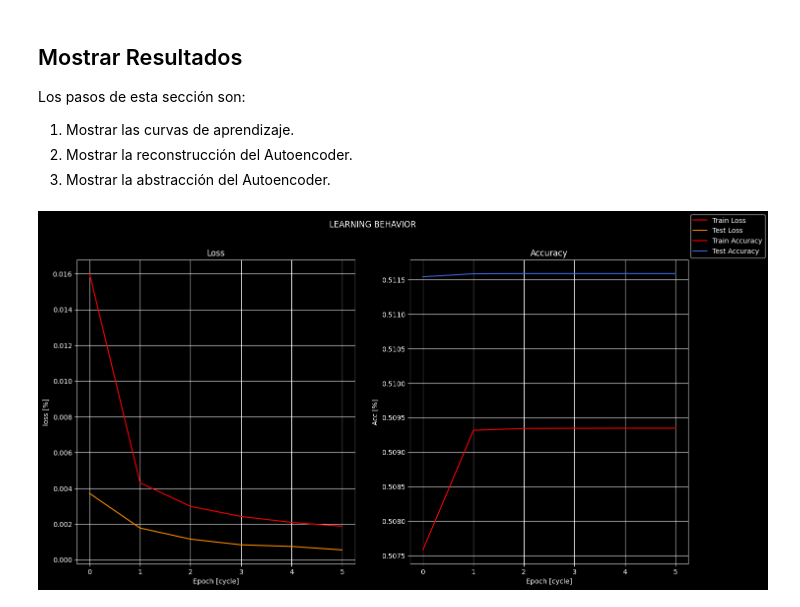
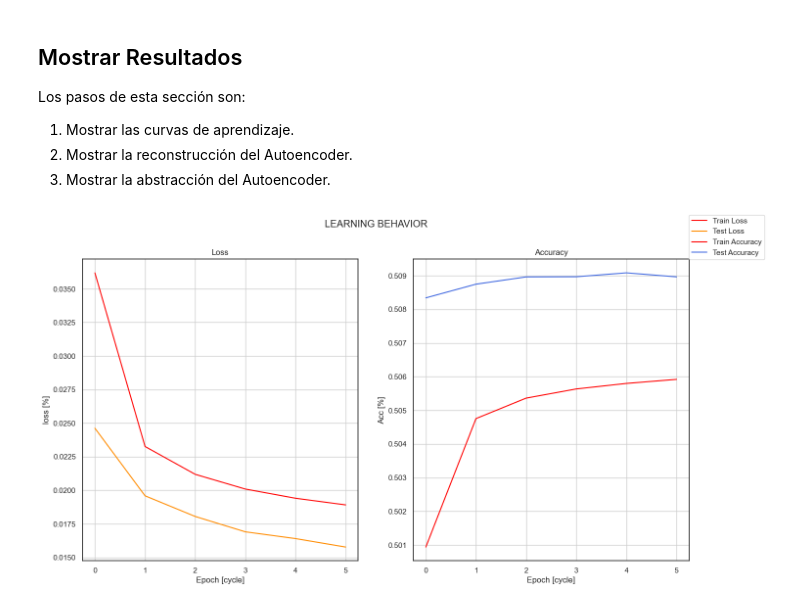
Before and after one commit to sa-artea/TallerML-GAN-CGAN-DISC, a Jupyter notebook: 01-CNN-Autoencoder.ipynb, the cells around one changed output. Saved outputs shown, nothing was run; the diff lists cells and outputs as text; code cells hidden in the pictures.

Commit message:
Add new log images and model files, update classifier

```diff
--- a/01-CNN-Autoencoder.ipynb
+++ b/01-CNN-Autoencoder.ipynb
@@ -300,17 +310,17 @@ Los pasos de esta sección son:
 filters = 32    # 32, 64, 128
 # TODO cambiar el numero de neuronas de la capa intermedia
 # mid_neurons, v1 = 7*7, v2 = 28*28
-mid_neurons = 28*28
+mid_neurons = 7*7
 outn = 1
 
 # TODO cambiar la dimension del reshape convolucional
 # mid_reshape, v1 = (7, 7, 1), v2 = (28, 28, 1)
-mid_reshape = (28, 28, 1)
+mid_reshape = (7, 7, 1)
 ksize = (3, 3)
 
 # TODO cambiar el tamano del pool para reducir la imagen
 # psize, v1 = (2, 2), v2 = (1, 1)
-psize = (1, 1)
+psize = (2, 2)
 
 # numero de categorias en la salida
 categories = len(label_names)
@@ -422,7 +427,7 @@ layers = (
     )
 # %%
 # definiendo el modelo CNN en Keras
-cnn_model = Sequential(layers)
-cnn_model.model_name = "DCNN Autoencoder"
+cnn_model = Sequential(layer_lt)
+cnn_model.model_name = "DCNN_Autoencoder"
 # %%
 # compilando las condiciones de optimizacion y ajuste del Modelo CNN
@@ -480,16 +485,16 @@ Los pasos de esta sección son:
 # %%
 # ajustando el modelo MLP Keras
 cnn_log = cnn_model.fit(
-    x = X_train,    #np.array(X_trainB),
-    y = X_train,    #to_categorical(np.array(y_trainB), categories),
-    batch_size = bs,
-    epochs = epo,
-    verbose = ver,
-    callbacks = [cnn_earlystop_acc],
-    workers = 8,
-    shuffle = False,
-    use_multiprocessing = True,
-    validation_data = (X_test, X_test)
+    x=X_train,  # np.array(X_trainB),
+    y=X_train,  # to_categorical(np.array(y_trainB), categories),
+    batch_size=bs,
+    epochs=epo,
+    verbose=ver,
+    callbacks=[cnn_earlystop_acc],
+    workers=8,
+    shuffle=False,
+    use_multiprocessing=True,
+    validation_data=(X_test, X_test),
 )
 # %% [output]
 Epoch 1/30
@@ -551,26 +558,27 @@ Los pasos de esta sección son:
 # %%
 # reporte del aprendizaje
 # base de la figura
-fig, (ax1, ax2) = plt.subplots(1,2, figsize = (16,8))
+sns.set_theme(style="white")
+fig, (ax1, ax2) = plt.subplots(1, 2, figsize=(16, 8))
 
 # datos de la figura en de perdida y precision
-ax1.plot(cnn_log.history["loss"], 'red', label = "Train Loss")
-ax1.plot(cnn_log.history["val_loss"], 'darkorange', label = "Test Loss")
-ax2.plot(cnn_log.history["accuracy"], 'red', label = "Train Accuracy")
-ax2.plot(cnn_log.history["val_accuracy"], 'royalblue', label = "Test Accuracy")
+ax1.plot(cnn_log.history["loss"], 'red', label="Train Loss")
+ax1.plot(cnn_log.history["val_loss"], 'darkorange', label="Test Loss")
+ax2.plot(cnn_log.history["accuracy"], 'red', label="Train Accuracy")
+ax2.plot(cnn_log.history["val_accuracy"], 'royalblue', label="Test Accuracy")
 
 # leyenda de la grafica
 fig.suptitle("LEARNING BEHAVIOR")
 ax1.grid(True)
 ax2.grid(True)
 ax1.set_title("Loss")
 ax2.set_title("Accuracy")
-ax1.set(xlabel = "Epoch [cycle]", ylabel = "loss [%]")
-ax2.set(xlabel = "Epoch [cycle]", ylabel = "Acc [%]")
+ax1.set(xlabel="Epoch [cycle]", ylabel="loss [%]")
+ax2.set(xlabel="Epoch [cycle]", ylabel="Acc [%]")
 fig.legend()
 fig.show()
 # %% [output]
-[figure, old version]
+[figure, new version]
 # %%
 # prueba funcional del autoencoder
 max_img = 10
```
Also changed, not shown: parts of 20 cells of this notebook, 32 other files.
